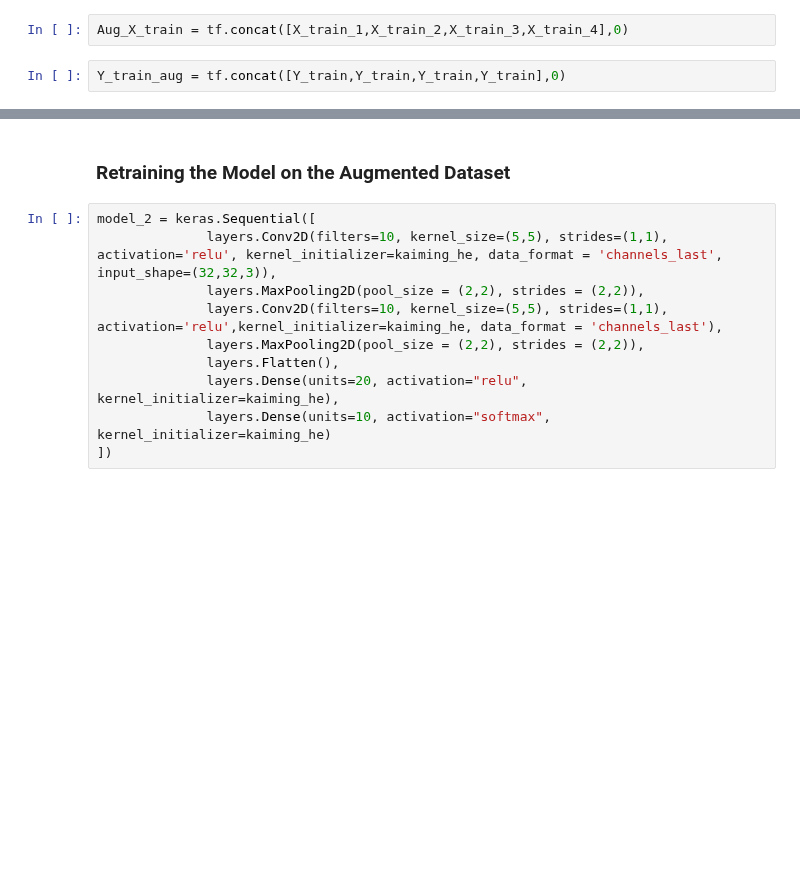
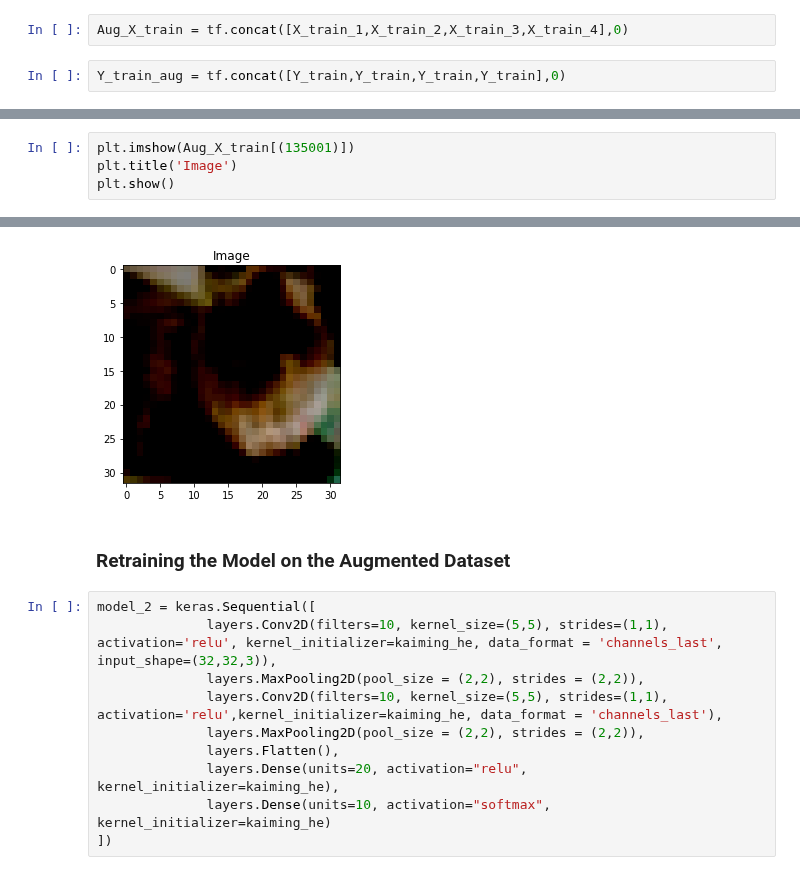
Before and after one commit to ram130849/Deep_Learning_Systems, a Jupyter notebook: TensorFlow/Sushant/DLS_Assignment_3_Part1.ipynb, the cells around one changed output, grey strips where cells are left out. Cells and saved outputs as stored; diff of their text form; blank space fills up the shorter version.

```diff
--- a/TensorFlow/Sushant/DLS_Assignment_3_Part1.ipynb
+++ b/TensorFlow/Sushant/DLS_Assignment_3_Part1.ipynb
@@ -360,0 +385,5 @@ Y_train_aug = tf.concat([Y_train,Y_train,Y_train,Y_train],0)
+# %%
+plt.imshow(Aug_X_train[(135001)])
+plt.title('Image')
+plt.show()
+# %% [output]
@@ -361,3 +391,4 @@ Y_train_aug = tf.concat([Y_train,Y_train,Y_train,Y_train],0)
+[figure, added]
 # %% [markdown]
 ### Retraining the Model on the Augmented Dataset
 # %%
```
Also changed, not shown: parts of 6 cells of this notebook.
